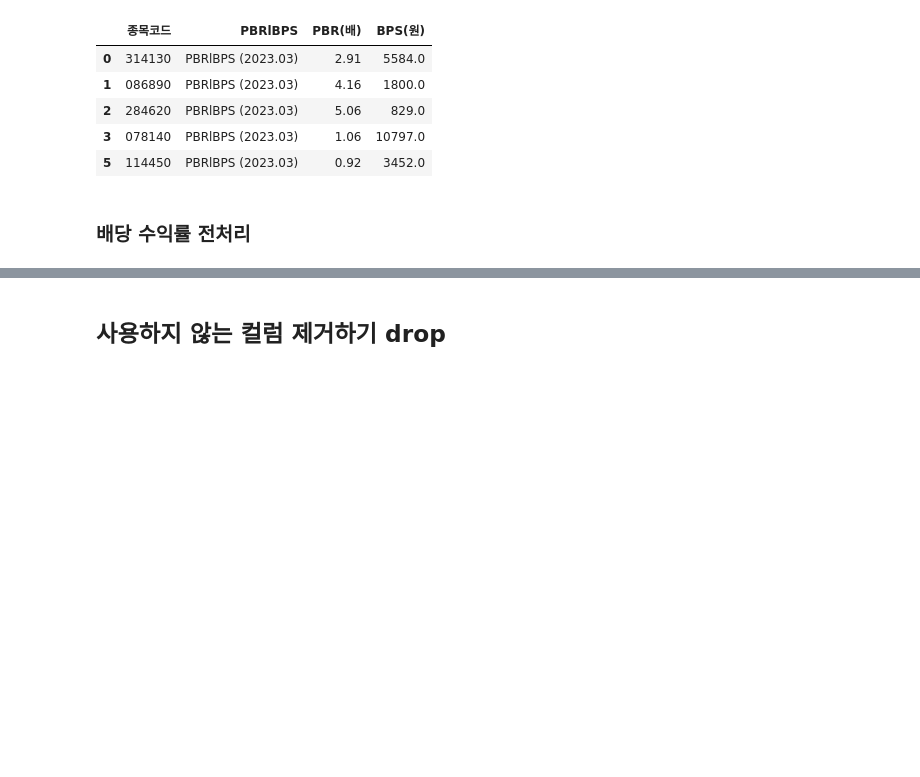
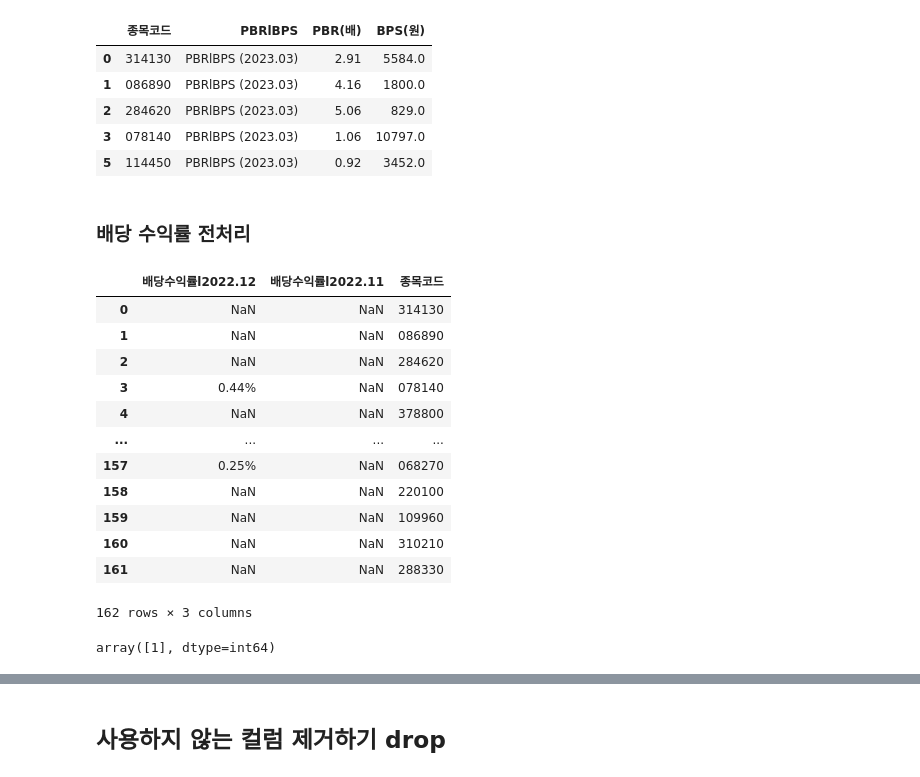
Before and after one commit to jamjamzo/finance-data-analysis, a Jupyter notebook: 5.2 업종 테마 데이터 전처리-input.ipynb, the cells around one changed output, grey strips where cells are left out. Saved outputs shown, nothing was run; the diff lists cells and outputs as text; code cells hidden in the pictures; blank space fills up the shorter version.

```diff
--- a/5.2 업종 테마 데이터 전처리-input.ipynb
+++ b/5.2 업종 테마 데이터 전처리-input.ipynb
@@ -721,6 +721,20 @@ df_pb.head()
 # %%
 # PER|EPS 전처리와 마찬가리로 배당수익률 데이터를 전처리 합니다.
 # df.filter(regex=) 로 배당수익률이 들어가는 컬럼만 찾고 종목코드를 추가 합니다.
-# df_income
+df_income = df.filter(regex='배당수익률').copy()
+# %% [output]
+|  | 배당수익률l2022.12 | 배당수익률l2022.11 | 종목코드 |
+| 0 | NaN | NaN | 314130 |
+| 1 | NaN | NaN | 086890 |
+| 2 | NaN | NaN | 284620 |
+| 3 | 0.44% | NaN | 078140 |
+| 4 | NaN | NaN | 378800 |
+| ... | ... | ... | ... |
+| 157 | 0.25% | NaN | 068270 |
+| 158 | NaN | NaN | 220100 |
+| 159 | NaN | NaN | 109960 |
+| 160 | NaN | NaN | 310210 |
+| 161 | NaN | NaN | 288330 |
+162 rows × 3 columns
 # %%
 # 추후 병합을 위해 데이터프레임에 종목코드를 추가합니다.
@@ -734,5 +753,8 @@ df_pb.head()
 # %%
 # 종목코드가 종목당 2개 이상 있는 값이 있는지 확인합니다.
 # 2개 이상 있다면 merge 에서 어떤 값을 사용할지 고려해야 합니다.
+df_in['종목코드'].value_counts().unique()
+# %% [output]
+array([1], dtype=int64)
 # %%
 # 전처리가 끝난 배당수익률 컬럼은 제거합니다.
```
Also changed, not shown: parts of 24 cells of this notebook, 1 other file.
